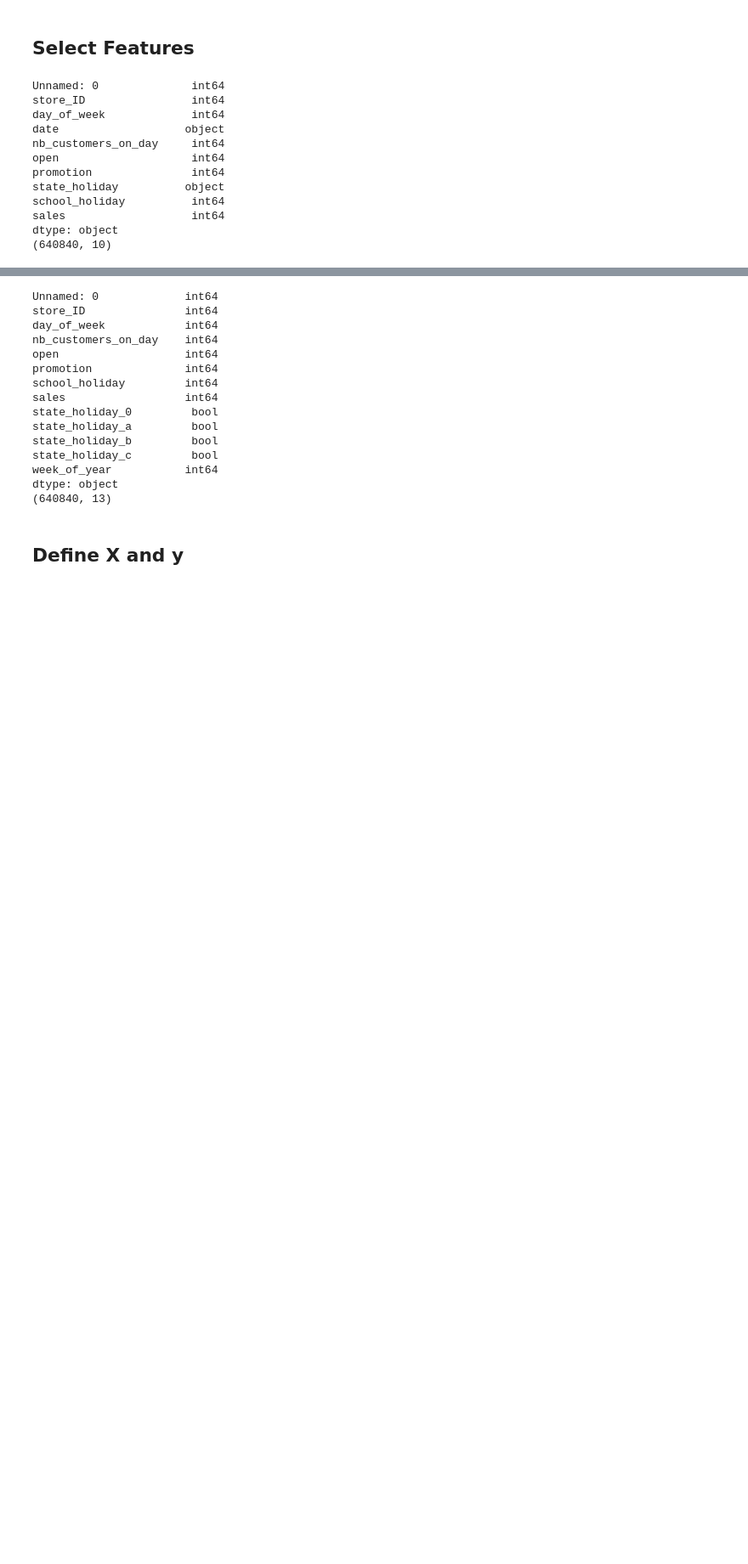
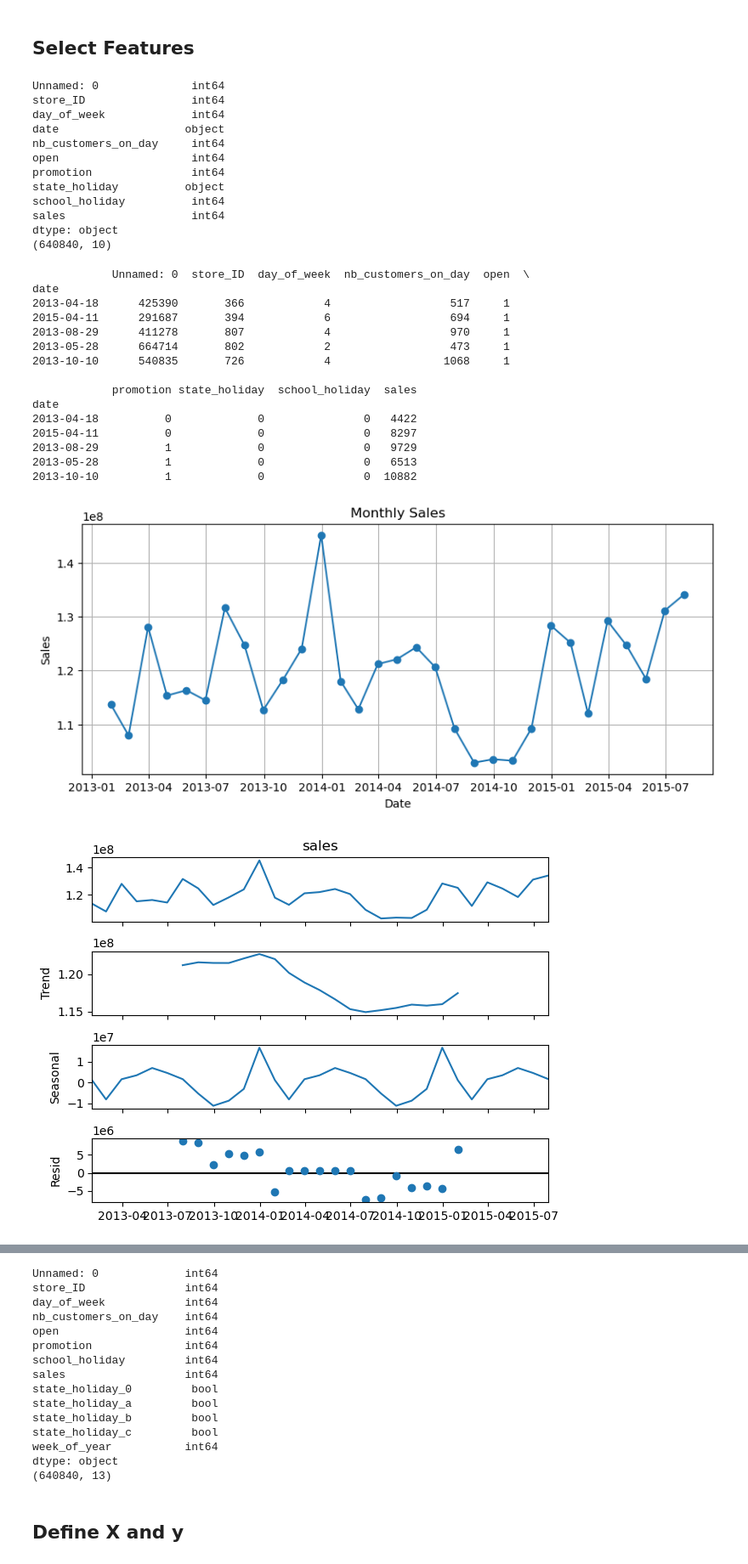
Before and after one commit to gygaxcodes/IronKaggle, a Jupyter notebook: Notebook IronKaggle.ipynb, the cells around one changed output, grey strips where cells are left out. Shown at 85% size. Drawn from its saved outputs; the diff is of its cells as text; code cells hidden in the pictures; blank space fills up the shorter version.

```diff
--- a/Notebook IronKaggle.ipynb
+++ b/Notebook IronKaggle.ipynb
@@ -79,3 +79,51 @@ school_holiday          int64
 sales                   int64
 dtype: object
 (640840, 10)
+# %%
+print(df.head())
+
+import pandas as pd
+import matplotlib.pyplot as plt
+from statsmodels.tsa.seasonal import seasonal_decompose
+from pandas.plotting import autocorrelation_plot
+# Step 1: Load CSV and parse dates
+df = pd.read_csv('sales.csv', parse_dates=['date'])
+# Step 2: Set date column as index
+df.set_index('date', inplace=True)
+# Step 3: Resample sales data to monthly frequency (sum sales per month)
+monthly_sales = df['sales'].resample('M').sum()
+# Step 4: Plot monthly sales to visually inspect
+plt.figure(figsize=(10, 4))
+plt.plot(monthly_sales, marker='o')
+plt.title('Monthly Sales')
+plt.xlabel('Date')
+plt.ylabel('Sales')
+plt.grid(True)
+plt.show()
+# Step 5: Decompose the time series into trend, seasonality, and residuals
+result = seasonal_decompose(monthly_sales, model='additive')
+result.plot()
+plt.show()
+# Step 6: Plot autocorrelation to check seasonality patterns
+plt.figure(figsize=(8,4))
+autocorrelation_plot(monthly_sales)
+plt.title('Autocorrelation Plot of Monthly Sales')
+plt.show()
+# %% [output]
+            Unnamed: 0  store_ID  day_of_week  nb_customers_on_day  open  \
+date
+2013-04-18      425390       366            4                  517     1
+2015-04-11      291687       394            6                  694     1
+2013-08-29      411278       807            4                  970     1
+2013-05-28      664714       802            2                  473     1
+2013-10-10      540835       726            4                 1068     1
+
+            promotion state_holiday  school_holiday  sales
+date
+2013-04-18          0             0               0   4422
+2015-04-11          0             0               0   8297
+2013-08-29          1             0               0   9729
+2013-05-28          1             0               0   6513
+2013-10-10          1             0               0  10882
+[figure, added]
+[figure, added]
```
Also changed, not shown: parts of 15 cells of this notebook.
